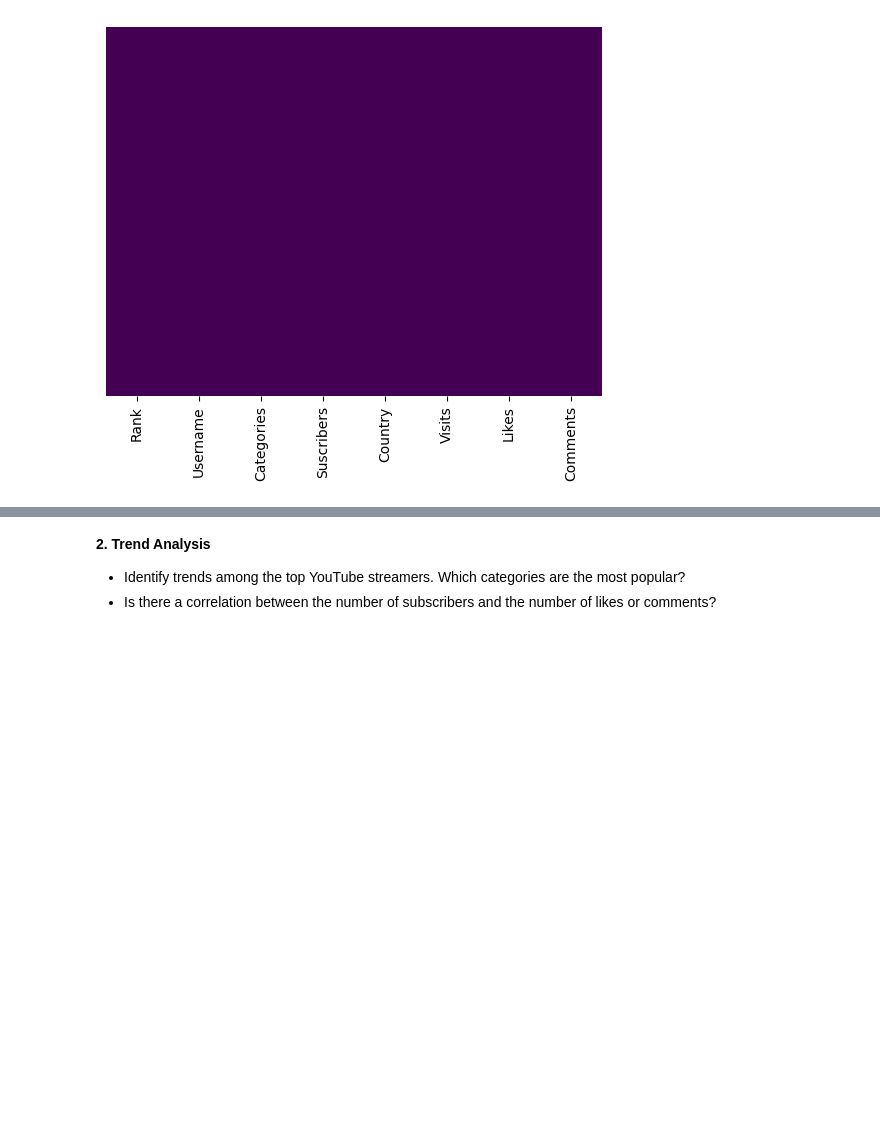
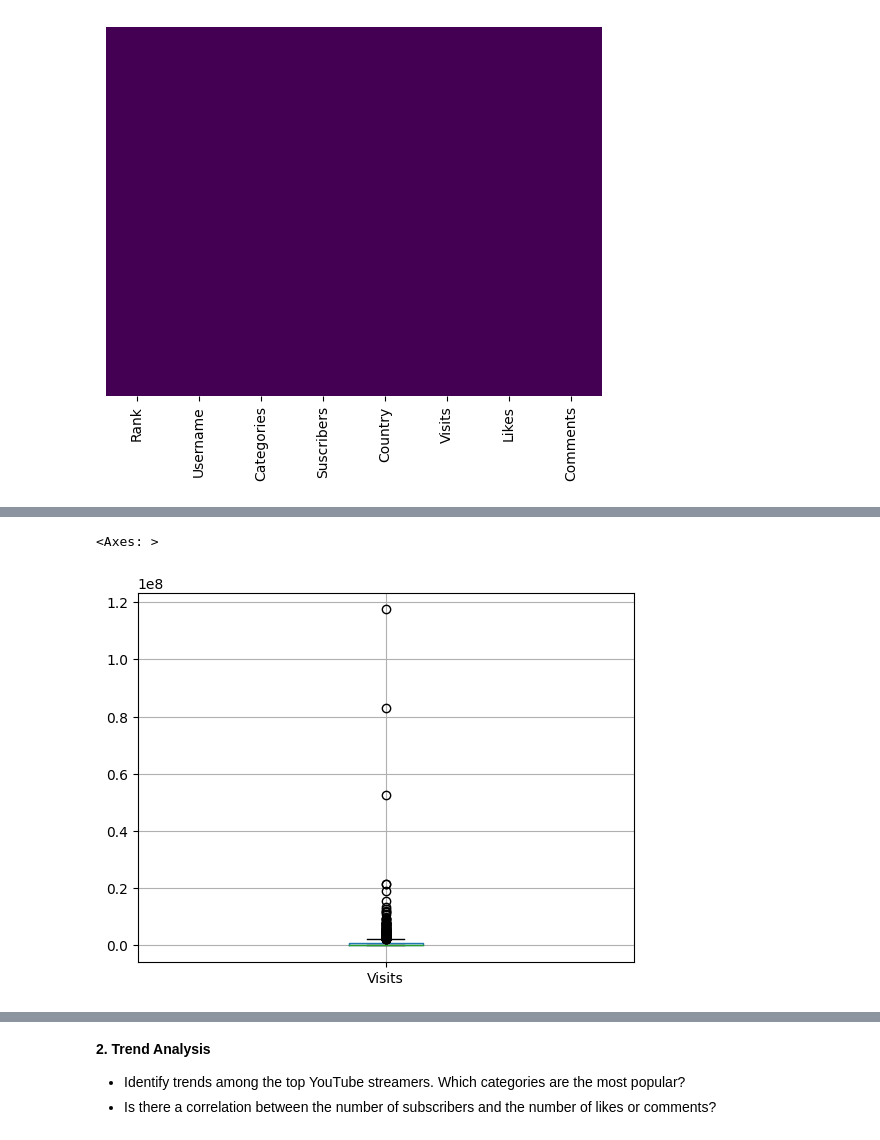
Before and after one commit to meet108/Interncarrer_Projects, a Jupyter notebook: youtubers.ipynb, the cells around one changed output, grey strips where cells are left out. Drawn from its saved outputs; the diff is of its cells as text; code cells hidden in the pictures; blank space fills up the shorter version.

```diff
--- a/youtubers.ipynb
+++ b/youtubers.ipynb
@@ -177,0 +183,5 @@ sns.heatmap(data.isnull(), yticklabels=False, cbar=False, cmap='viridis')
+# %%
+data.boxplot(['Visits'])
+# %% [output]
+<Axes: >
+[figure, added]
```
Also changed, not shown: parts of 5 cells of this notebook.
